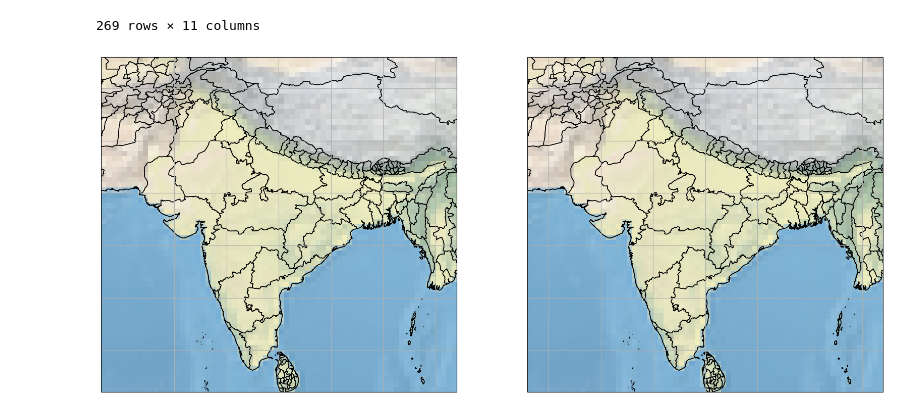
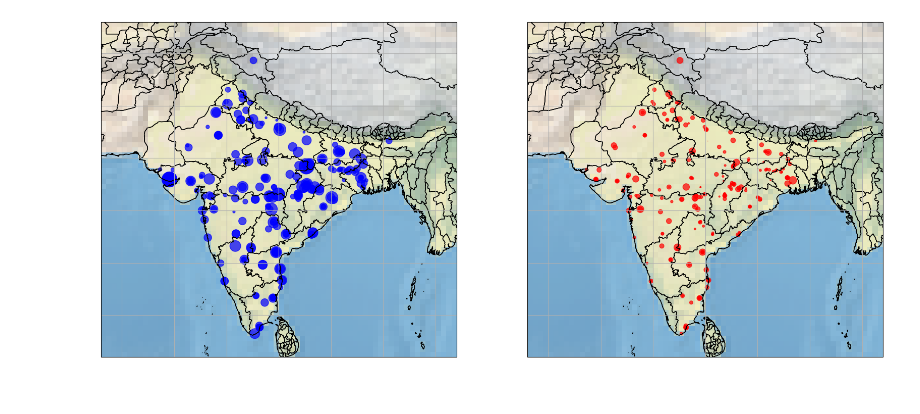
Before and after one commit to Shweta200126/power_generation, a Jupyter notebook: eda.ipynb, the cells around one changed output. Saved outputs shown, nothing was run; the diff lists cells and outputs as text; code cells hidden in the pictures.

Commit message:
added coordinate transform to web mercator

```diff
--- a/eda.ipynb
+++ b/eda.ipynb
@@ -39,6 +40,8 @@ def get_location(row: pd.Series) -> tuple[float, float]:
     else:
         return np.nan, np.nan
 
+to_web_mercator = Transformer.from_crs("EPSG:4326", "EPSG:3857")
+
 unit_df = (
     pd.read_csv(Path.cwd() / "data" / "unit.csv")
     .rename(columns=column_names)
@@ -53,6 +56,7 @@ unit_df = (
     .assign(outage_date=lambda df: pd.to_datetime(df["outage_date"]))
     .assign(outage_remarks=lambda df: df["outage_remarks"].str.lower().astype("string"))
 )
+last_date = unit_df["date"].max()
 
 station_locations_df = (
     pd.read_csv("data/station_locations.csv", index_col=0)
@@ -67,10 +71,13 @@ stations_df = pd.concat([
         .groupby(["station", "station_type", "sector", "state", "region", "unit"]).agg({"monitored_capacity": "max", "outage_type": "count", "date": "min"}).reset_index()
         .groupby(["station", "station_type", "sector", "state", "region"]).agg({"unit": "count", "monitored_capacity": "sum", "outage_type": "sum", "date": "min"})
         .rename(columns={"unit": "units", "outage_type": "outages"})
+        .assign(outages_per_month = lambda df: df.apply(lambda row: row["outages"] / ((last_date-row["date"]).days / 30), axis = 1))
         .reset_index()
     ),
     station_locations_df
 ], axis=1)
+
+stations_df[["latitude_web", "longitude_web"]] = stations_df.apply(lambda row: to_web_mercator.transform(row["latitude"], row["longitude"]), axis = 1, result_type="expand")
 
 stations = stations_df["station"].to_list()
 unit_df = (
@@ -109,6 +96,4 @@ affine = Transformer.from_crs("EPSG:4326", "EPSG:3857")
 # %%
-display(stations_df)
-
 fig = plt.figure(figsize=(20, 10))
 ax0 = fig.add_subplot(121, projection = cartopy.crs.PlateCarree())
 ax0.stock_img()
@@ -116,7 +101,7 @@ ax0.coastlines()
 ax0.gridlines()
 ax0.set_extent([63, 97, 6, 38], crs = cartopy.crs.PlateCarree())
 ax0.add_feature(cartopy.feature.STATES.with_scale('10m'))
-ax0.scatter(x = stations_df["longitude"], y = stations_df["latitude"], s = stations_df["monitored_capacity"] / 100, transform = cartopy.crs.PlateCarree(), alpha = .7, color = "blue")
+ax0.scatter(x = stations_df["latitude_web"], y = stations_df["longitude_web"], s = stations_df["monitored_capacity"] / 10, transform = cartopy.crs.Mercator(), alpha = .7, color = "blue")
 
 ax1 = fig.add_subplot(122, projection = cartopy.crs.PlateCarree())
 ax1.stock_img()
@@ -124,7 +109,7 @@ ax1.coastlines()
 ax1.gridlines()
 ax1.set_extent([63, 97, 6, 38], crs = cartopy.crs.PlateCarree())
 ax1.add_feature(cartopy.feature.STATES.with_scale('10m'))
-ax1.scatter(x = stations_df["longitude"], y = stations_df["latitude"], s = stations_df["outages"], transform = cartopy.crs.PlateCarree(), alpha = .7, color = "red")
+ax1.scatter(x = stations_df["latitude_web"], y = stations_df["longitude_web"], s = stations_df["outages_per_month"], transform = cartopy.crs.Mercator(), alpha = .7, color = "red")
 
 plt.show()
 # %% [output]
@@ -143,2 +116 @@ plt.show()
-269 rows × 11 columns
-[figure, old version]
+[figure, new version]
```
Also changed, not shown: parts of 6 cells of this notebook.
